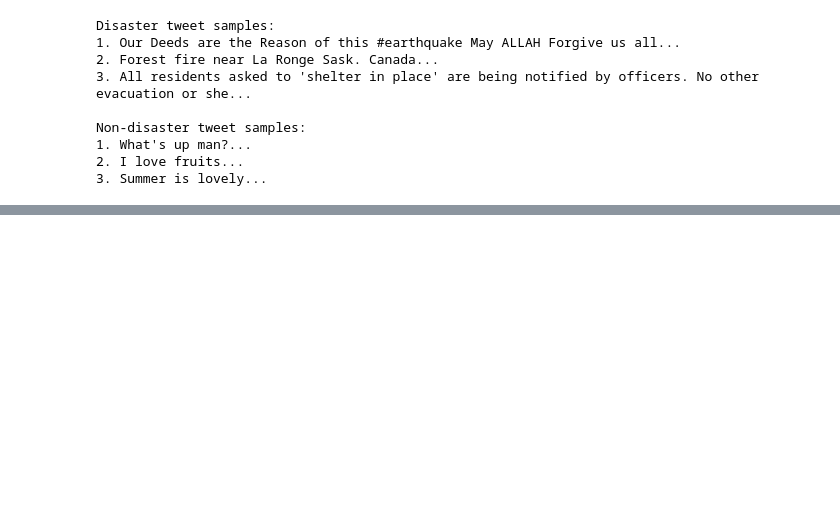
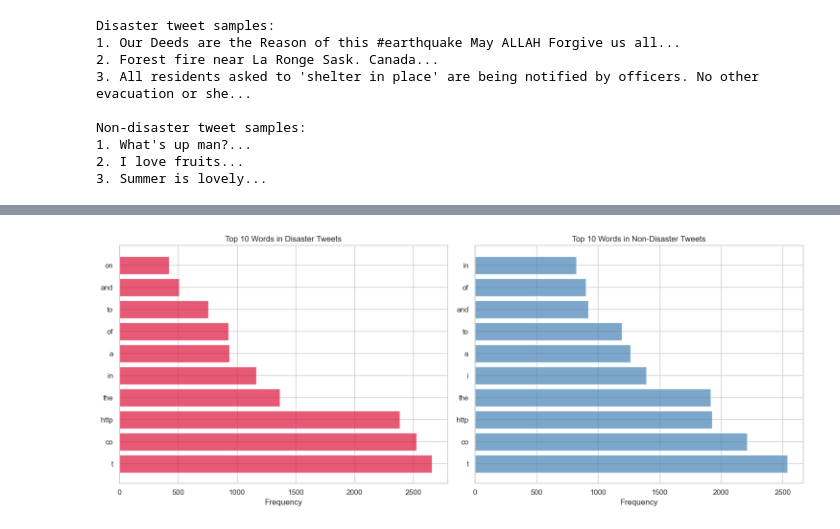
Before and after one commit to PameBlanca/FCD_UV_2025, a Jupyter notebook: twitter_disaster_nlp/notebooks/disaster_tweets_analysis.ipynb, the cells around one changed output, grey strips where cells are left out. Drawn from its saved outputs; the diff is of its cells as text; code cells hidden in the pictures; blank space fills up the shorter version.

```diff
--- a/twitter_disaster_nlp/notebooks/disaster_tweets_analysis.ipynb
+++ b/twitter_disaster_nlp/notebooks/disaster_tweets_analysis.ipynb
@@ -1398,0 +247,28 @@ plt.show()
+# %%
+# Frecuencias por clase
+disaster_freqs = get_word_counts(disaster_tweets.tolist())
+non_disaster_freqs = get_word_counts(non_disaster_tweets.tolist())
+
+# Top 10 palabras por clase
+top_disaster = sort_frequencies(disaster_freqs, top_n=10)
+top_non_disaster = sort_frequencies(non_disaster_freqs, top_n=10)
+
+# Preparar datos para gráfico
+disaster_words, disaster_values = zip(*top_disaster)
+non_disaster_words, non_disaster_values = zip(*top_non_disaster)
+
+# Visualización
+fig, (ax1, ax2) = plt.subplots(1, 2, figsize=(15, 6))
+
+ax1.barh(disaster_words, disaster_values, color="crimson", alpha=0.7)
+ax1.set_title("Top 10 Words in Disaster Tweets")
+ax1.set_xlabel("Frequency")
+
+ax2.barh(non_disaster_words, non_disaster_values, color="steelblue", alpha=0.7)
+ax2.set_title("Top 10 Words in Non-Disaster Tweets")
+ax2.set_xlabel("Frequency")
+
+plt.tight_layout()
+plt.show()
+# %% [output]
+[figure, added]
```
Also changed, not shown: parts of 44 cells of this notebook.
